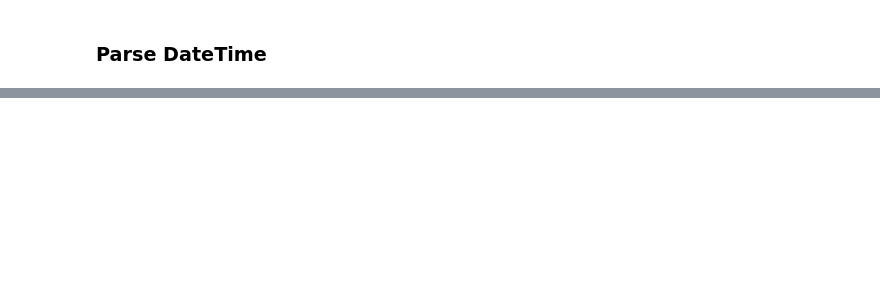
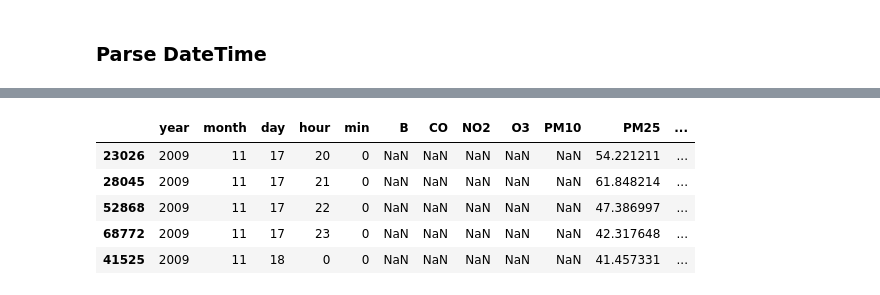
Before and after one commit to basicskill/matf-hackathon, a Jupyter notebook: Data Visualization.ipynb, the cells around one changed output, grey strips where cells are left out. Cells and saved outputs as stored; diff of their text form; code cells hidden in the pictures; blank space fills up the shorter version.

```diff
--- a/Data Visualization.ipynb
+++ b/Data Visualization.ipynb
@@ -5,3 +1,17 @@ import datetime
+# %%
+import pandas as pd
+import numpy as np
+import datetime
+import matplotlib.pyplot as plt
+
+# Make the graphs a bit prettier, and bigger
+plt.style.use('ggplot')
+plt.rcParams['figure.figsize'] = (15, 5)
+
+# This is necessary to show lots of columns in pandas 0.12.
+# Not necessary in pandas 0.13.
+pd.set_option('display.width', 5000)
+pd.set_option('display.max_columns', 60)
 # %% [markdown]
 # Weather data
 # %%
@@ -20,8 +48,11 @@ data_frame.head()
 # %% [markdown]
 ### Parse DateTime
 # %%
-clean_data["year"] = data_frame["DateTime"].astype(str).str[:4].astype(int)
-clean_data["month"] = data_frame["DateTime"].astype(str).str[5:7].astype(int)
-clean_data["day"] = data_frame["DateTime"].astype(str).str[8:10].astype(int)
-clean_data["hour"] = data_frame["DateTime"].astype(str).str[11:13].astype(int)
-clean_data["min"] = data_frame["DateTime"].astype(str).str[14:].astype(int)
+def datetime2ymd(in_df, out_df):
+    out_df["year"]  = in_df["DateTime"].astype(str).str[:4].astype(int)
+    out_df["month"] = in_df["DateTime"].astype(str).str[5:7].astype(int)
+    out_df["day"]   = in_df["DateTime"].astype(str).str[8:10].astype(int)
+    out_df["hour"]  = in_df["DateTime"].astype(str).str[11:13].astype(int)
+    out_df["min"]   = in_df["DateTime"].astype(str).str[14:].astype(int)
+
+    return out_df
@@ -27,0 +89,15 @@ clean_data["min"] = data_frame["DateTime"].astype(str).str[14:].astype(int)
+# %%
+clean_target = datetime2ymd(target_df, clean_target)
+copy_columns = ["B", "CO", "NO2", "O3", "PM10", "PM25", "SO2"]
+
+clean_target[copy_columns] = target_df[copy_columns]
+clean_target = clean_target.sort_values(by=["year", "month", "day", "hour", "min"])
+
+clean_target.head()
+# %% [output]
+|  | year | month | day | hour | min | B | CO | NO2 | O3 | PM10 | PM25 | ... |
+| 23026 | 2009 | 11 | 17 | 20 | 0 | NaN | NaN | NaN | NaN | NaN | 54.221211 | ... |
+| 28045 | 2009 | 11 | 17 | 21 | 0 | NaN | NaN | NaN | NaN | NaN | 61.848214 | ... |
+| 52868 | 2009 | 11 | 17 | 22 | 0 | NaN | NaN | NaN | NaN | NaN | 47.386997 | ... |
+| 68772 | 2009 | 11 | 17 | 23 | 0 | NaN | NaN | NaN | NaN | NaN | 42.317648 | ... |
+| 41525 | 2009 | 11 | 18 | 0 | 0 | NaN | NaN | NaN | NaN | NaN | 41.457331 | ... |
```
Also changed, not shown: parts of 10 cells of this notebook.
